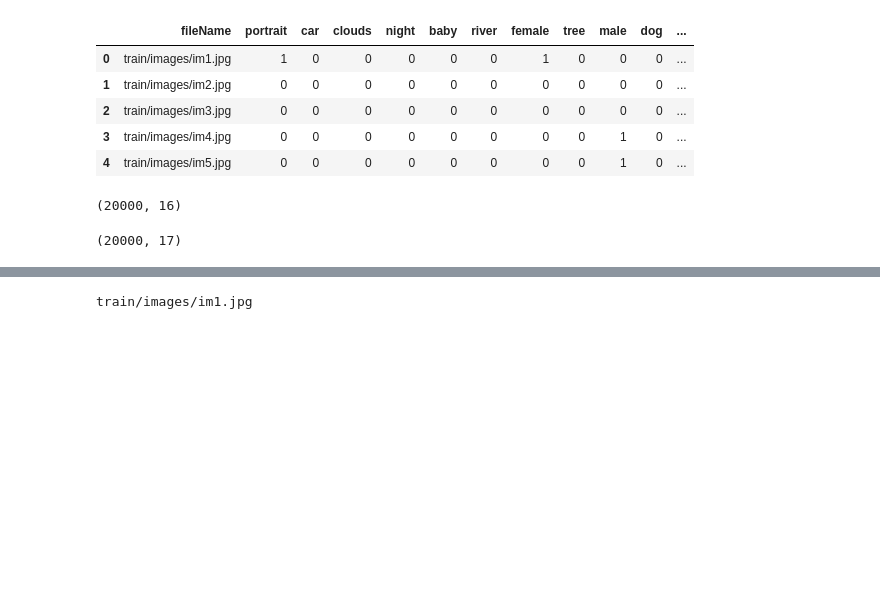
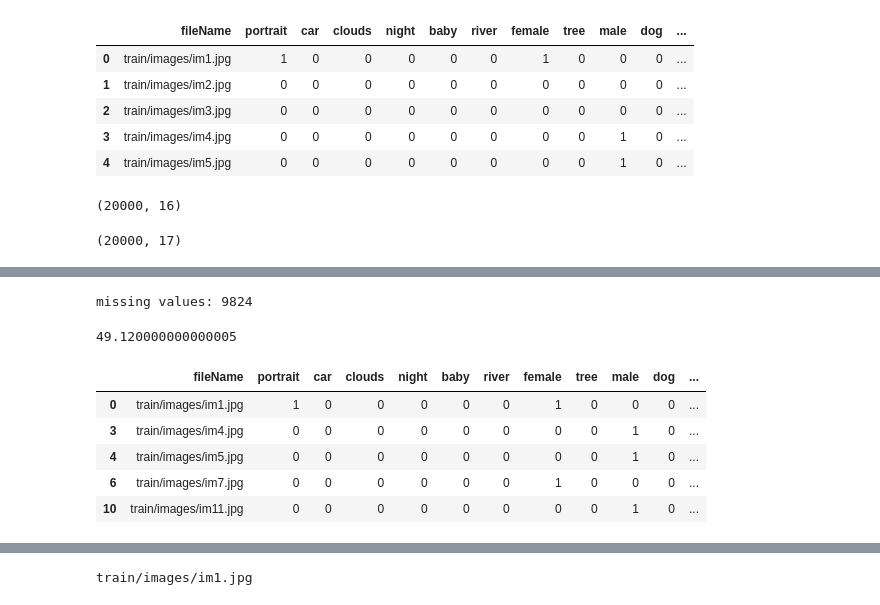
Before and after one commit to tafseerahmed/Deep-Learning-Project-UH18, a Jupyter notebook: Deep_Learning_Project_DATA_PROCESSING.ipynb, the cells around one changed output, grey strips where cells are left out. Drawn from its saved outputs; the diff is of its cells as text; code cells hidden in the pictures; blank space fills up the shorter version.

```diff
--- a/Deep_Learning_Project_DATA_PROCESSING.ipynb
+++ b/Deep_Learning_Project_DATA_PROCESSING.ipynb
@@ -299,6 +301,28 @@ df.shape
 HTML(df[['fileName', 'image','classes']].head(20).to_html(formatters={'image': image_formatter}, escape=False))
 # %% [output]
 [interactive output not drawn]
+# %%
+mask = df['classes'].astype(str) == '[]'
+missing_values = sum(mask)
+print("missing values:", missing_values)
+# %% [output]
+missing values: 9824
+# %%
+# percentage of images without class
+print((missing_values/20000)*100)
+# %% [output]
+49.120000000000005
+# %%
+# delete all the values without target
+df = df[~mask]
+df.head()
+# %% [output]
+|  | fileName | portrait | car | clouds | night | baby | river | female | tree | male | dog | ... |
+| 0 | train/images/im1.jpg | 1 | 0 | 0 | 0 | 0 | 0 | 1 | 0 | 0 | 0 | ... |
+| 3 | train/images/im4.jpg | 0 | 0 | 0 | 0 | 0 | 0 | 0 | 0 | 1 | 0 | ... |
+| 4 | train/images/im5.jpg | 0 | 0 | 0 | 0 | 0 | 0 | 0 | 0 | 1 | 0 | ... |
+| 6 | train/images/im7.jpg | 0 | 0 | 0 | 0 | 0 | 0 | 1 | 0 | 0 | 0 | ... |
+| 10 | train/images/im11.jpg | 0 | 0 | 0 | 0 | 0 | 0 | 0 | 0 | 1 | 0 | ... |
 # %%
 df.to_csv("data.csv")
 # %%
```
Also changed, not shown: parts of 20 cells of this notebook.
